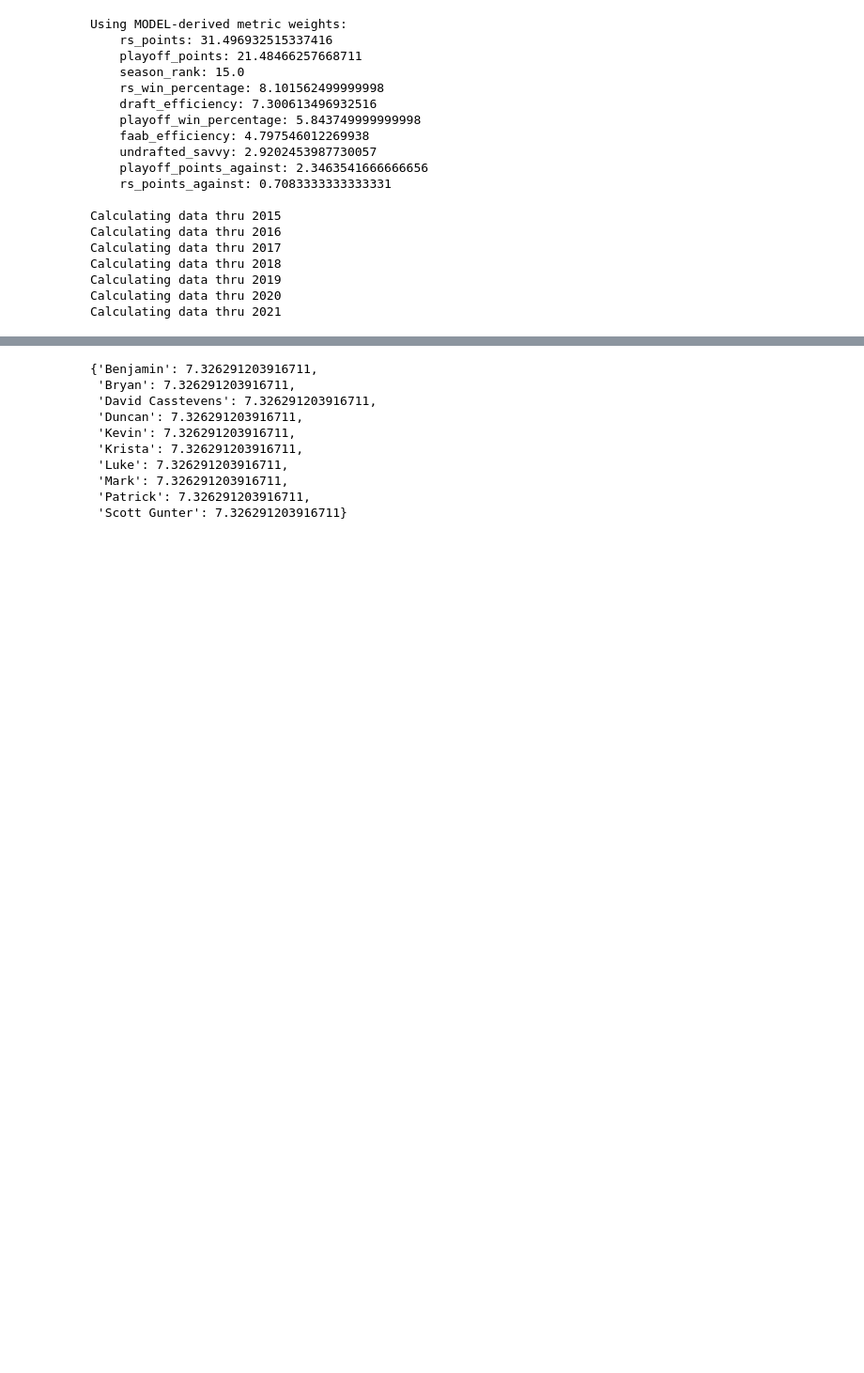
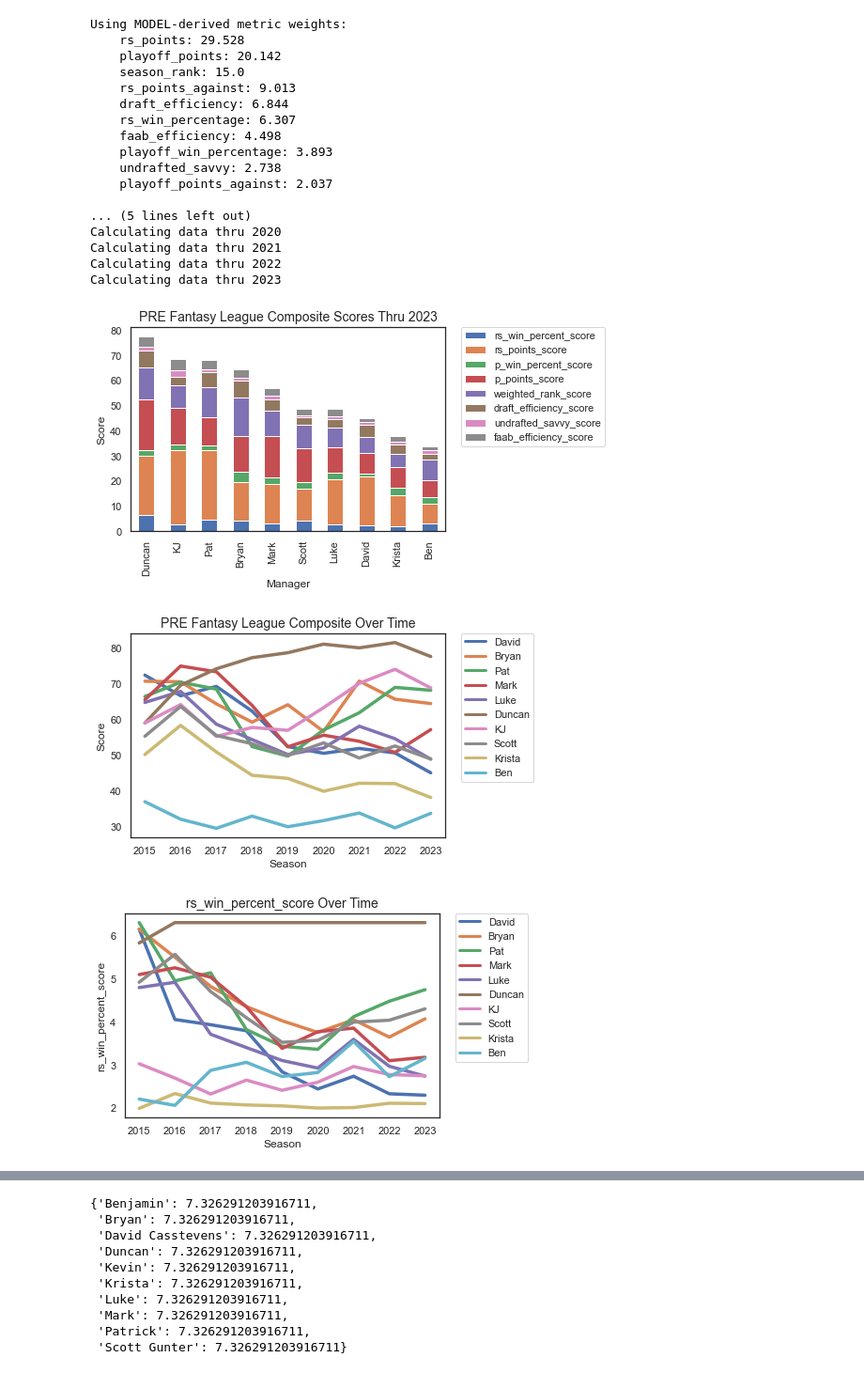
Before and after one commit to duncanjamesbell/fantasy_football_ranker, a Jupyter notebook: composite_ranks.ipynb, the cells around one changed output, grey strips where cells are left out. Shown at 94% size. Cells and saved outputs as stored; diff of their text form; code cells hidden in the pictures; blank space fills up the shorter version.

```diff
--- a/composite_ranks.ipynb
+++ b/composite_ranks.ipynb
@@ -805,55 +973,55 @@ def calculate_composite_ranks(Master,start_year,pre_managers,recency_bonus,recen
 # %%
 #set parameters
-Master = pd.read_csv('consolidated_master.csv')
-#Master=Master[Master.season!=2018] #remove Pat's terrible season to demonstrate what happens
 start_year=2015
 pre_managers = ['Benjamin','Bryan','David Casstevens','Duncan','Kevin','Krista','Luke','Mark','Patrick','Scott Gunter']
-recency_bonus = 0
+recency_bonus = .15
 recency_window = 5 #number of recent seasons that we will give a boost to
 use_model_weights=True
-manager_controlled_overall_weight=.8
-invert_manager_uncontrolled_weights=False
+manager_controlled_overall_weight=.75
+win_percentages_overall_weight=.12
+points_against_overall_weight=.13
 season_rank_weight=15
 
 #master dictionary we will use to set weights for metrics
 Metrics_dict = {
     #metrics getting at effectiveness of player management
     'draft_efficiency':6,
     'faab_efficiency':3,
     'undrafted_savvy':6,
     #rs perormance
     'rs_win_percentage':5,
     'rs_points':38,
     'rs_points_against':8,
     #playoff performance
     'playoff_win_percentage':6,
     'playoff_points':8,
     'playoff_points_against':5,
     #overall
     'season_rank':15,
 }
 
 compiled_final_scores, raw_scores = calculate_composite_ranks(Master,start_year,pre_managers,recency_bonus,recency_window,Metrics_dict
                                                               ,use_model_weights,manager_controlled_overall_weight,
-                                                              invert_manager_uncontrolled_weights,season_rank_weight)
-compiled_final_scores[compiled_final_scores.thru==2022]
+                                                              win_percentages_overall_weight,points_against_overall_weight,season_rank_weight)
+compiled_final_scores[compiled_final_scores.thru==2023]
 # %% [output]
 Using MODEL-derived metric weights:
-    rs_points: 31.496932515337416
-    playoff_points: 21.48466257668711
+    rs_points: 29.528
+    playoff_points: 20.142
     season_rank: 15.0
-    rs_win_percentage: 8.101562499999998
-    draft_efficiency: 7.300613496932516
-    playoff_win_percentage: 5.843749999999998
-    faab_efficiency: 4.797546012269938
-    undrafted_savvy: 2.9202453987730057
-    playoff_points_against: 2.3463541666666656
-    rs_points_against: 0.7083333333333331
+    rs_points_against: 9.013
+    draft_efficiency: 6.844
+    rs_win_percentage: 6.307
+    faab_efficiency: 4.498
+    playoff_win_percentage: 3.893
+    undrafted_savvy: 2.738
+    playoff_points_against: 2.037
 
-Calculating data thru 2015
-Calculating data thru 2016
-Calculating data thru 2017
-Calculating data thru 2018
-Calculating data thru 2019
+... (5 lines left out)
 Calculating data thru 2020
 Calculating data thru 2021
+Calculating data thru 2022
+Calculating data thru 2023
+[figure, added]
+[figure, added]
+[figure, added]
```
Also changed, not shown: parts of 10 cells of this notebook, 18 other files.
